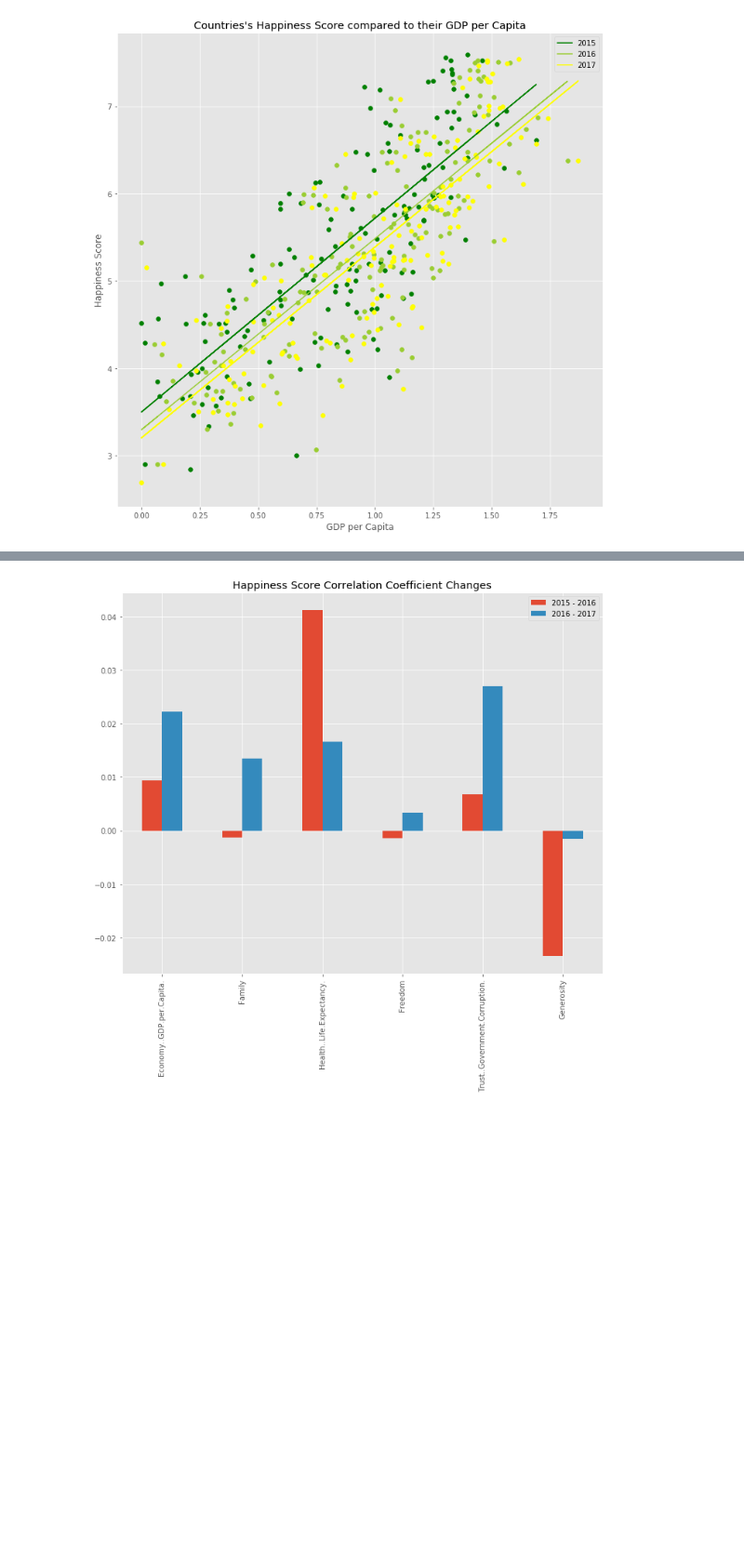
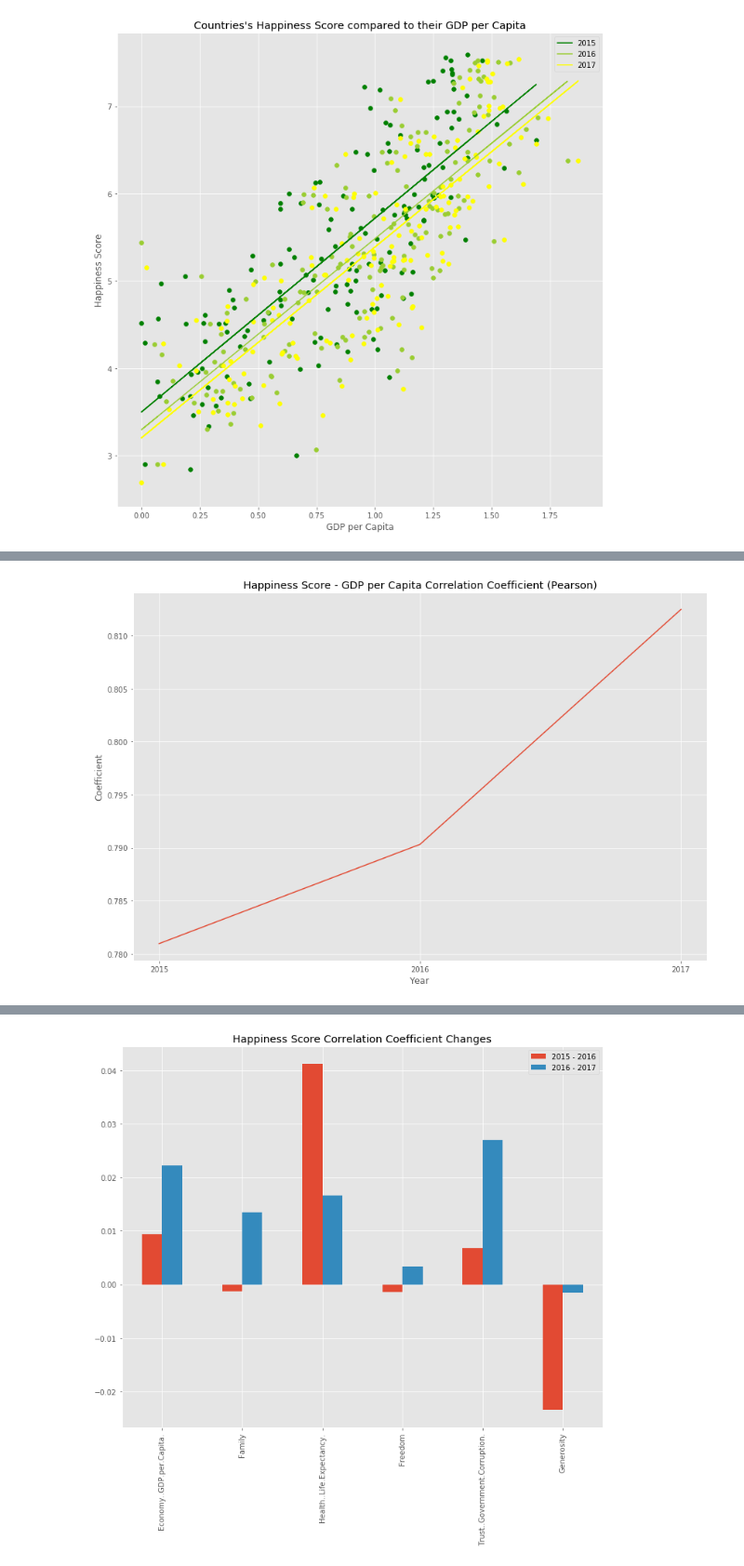
Before and after one commit to reyadji/pursuit-of-happiness, a Jupyter notebook: World Happiness Report.ipynb, the cells around one changed output, grey strips where cells are left out. Shown at 93% size. Saved outputs shown, nothing was run; the diff lists cells and outputs as text; code cells hidden in the pictures; blank space fills up the shorter version.

```diff
--- a/World Happiness Report.ipynb
+++ b/World Happiness Report.ipynb
@@ -178,0 +158,12 @@ plt.show()
+# %%
+# Plotting coefficients over year
+plt.figure(figsize=(12, 8))
+plt.plot(gdpcorr.keys(), gdpcorr.values())
+plt.xlabel('Year')
+plt.ylabel('Coefficient')
+plt.title('Happiness Score - GDP per Capita Correlation Coefficient (Pearson)')
+plt.tight_layout()
+plt.savefig('happiness_score-gdp_per_capita-corr.png')
+plt.show()
+# %% [output]
+[figure, added]
```
Also changed, not shown: parts of 25 cells of this notebook, 2 other files.
